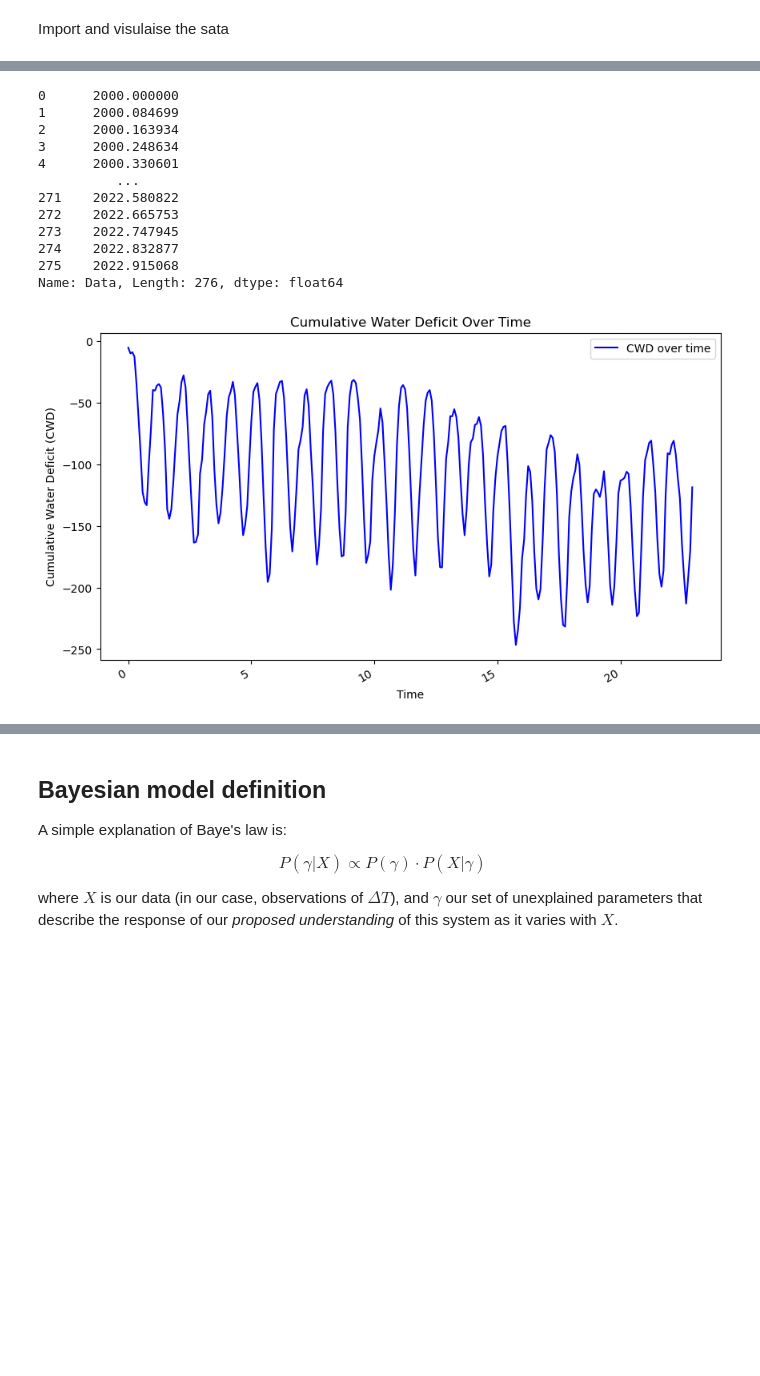
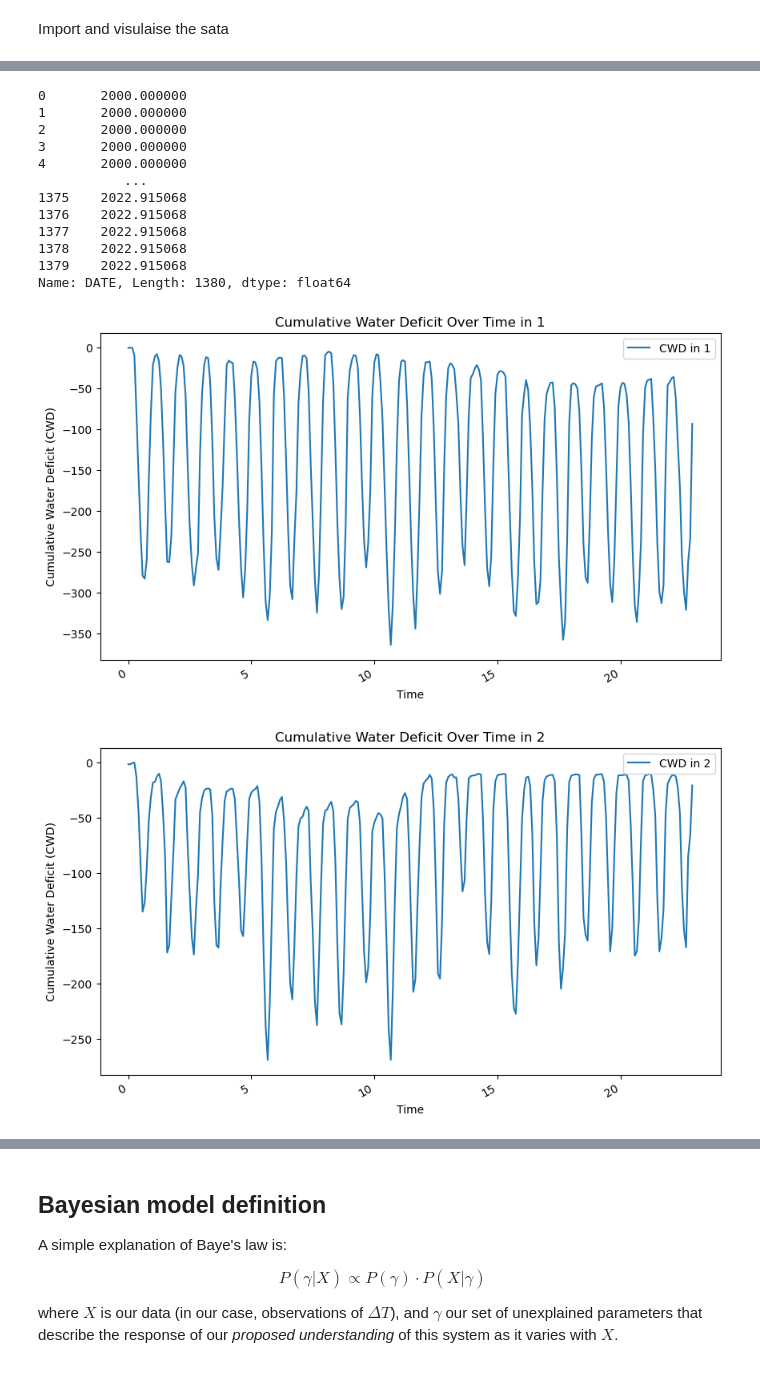
Before and after one commit to igorjose-ferreira/deforest_Temp_coupling, a Jupyter notebook: linear_reg_example.ipynb, the cells around one changed output, grey strips where cells are left out. Drawn from its saved outputs; the diff is of its cells as text; code cells hidden in the pictures; blank space fills up the shorter version.

Commit message:
Applying Bayesian model for different regions

```diff
--- a/linear_reg_example.ipynb
+++ b/linear_reg_example.ipynb
@@ -27,8 +23,9 @@ Import and visulaise the sata
 #coverChange = dat['Canopy_cover_change'].values
 #Tchange = dat['T_change'].values
 
-dat = pd.read_csv("data/Timeseries_CWD_2000-2022.csv")
-cwd = dat["CWD_Medio"].values
-date = pd.to_datetime(dat["Data"])
+dat = pd.read_csv("data/Regional-Timeseries_CWD_2000-2022.csv")
+regions = dat["Regioes"].values
+cwd = dat["Mean_CWD"].values
+date = pd.to_datetime(dat["DATE"])
 print(date)
 # %% [output]
@@ -56,37 +53,57 @@ print(decimal_year)
 
 decimal_year = decimal_year-2000
 # %% [output]
-0      2000.000000
-1      2000.084699
-2      2000.163934
-3      2000.248634
-4      2000.330601
-          ...
-271    2022.580822
-272    2022.665753
-273    2022.747945
-274    2022.832877
-275    2022.915068
-Name: Data, Length: 276, dtype: float64
+0       2000.000000
+1       2000.000000
+2       2000.000000
+3       2000.000000
+4       2000.000000
+           ...
+1375    2022.915068
+1376    2022.915068
+1377    2022.915068
+1378    2022.915068
+1379    2022.915068
+Name: DATE, Length: 1380, dtype: float64
 # %%
 #def scatter_data():
 #    fig = plt.figure(figsize=(4, 4))
 #    ax = fig.add_subplot(111, xlabel="Canopy Cover Change (%)", ylabel="Temp change($^\circ$C)")
 #    ax.plot(coverChange, Tchange, "x", c = 'b', label="sample data")
 #    plt.legend(loc=0);
 #    return ax
 
 #ax = scatter_data()
 
-def scatter_data():
-    fig = plt.figure(figsize=(10, 6))
-    ax = fig.add_subplot(111, xlabel="Time", ylabel="Cumulative Water Deficit (CWD)")
-    ax.plot(decimal_year, cwd, "-", c = 'b', label="CWD over time")
-    fig.autofmt_xdate()
-    plt.legend(loc=0);
-    plt.title('Cumulative Water Deficit Over Time')
-    return ax
+#def scatter_data():
+ #   fig = plt.figure(figsize=(10, 6))
+ #   ax = fig.add_subplot(111, xlabel="Time", ylabel="Cumulative Water Deficit (CWD)")
+ #   ax.plot(decimal_year, cwd, "-", c = 'b', label="CWD over time")
+ #   fig.autofmt_xdate()
+ #   plt.legend(loc=0);
+ #   plt.title('Cumulative Water Deficit Over Time')
+ #   return ax
 
-ax = scatter_data()
+#ax = scatter_data()
+
+
+# Timeseries for different regions
+def scatter_data_by_region():
+    regions_unique = dat["Regioes"].unique()
+
+    for region in regions_unique:
+        fig = plt.figure(figsize=(10, 6))
+        ax = fig.add_subplot(111, xlabel="Time", ylabel="Cumulative Water Deficit (CWD)")
+
+        mask = dat["Regioes"] == region
+        ax.plot(decimal_year[mask], cwd[mask], "-", label=f"CWD in {region}")
+
+        fig.autofmt_xdate()
+        plt.legend(loc=0)
+        plt.title(f'Cumulative Water Deficit Over Time in {region}')
+        plt.show()
+
+scatter_data_by_region()
 # %% [output]
-[figure, old version]
+[figure, new version]
+[figure, added]
```
Also changed, not shown: parts of 7 cells of this notebook.
